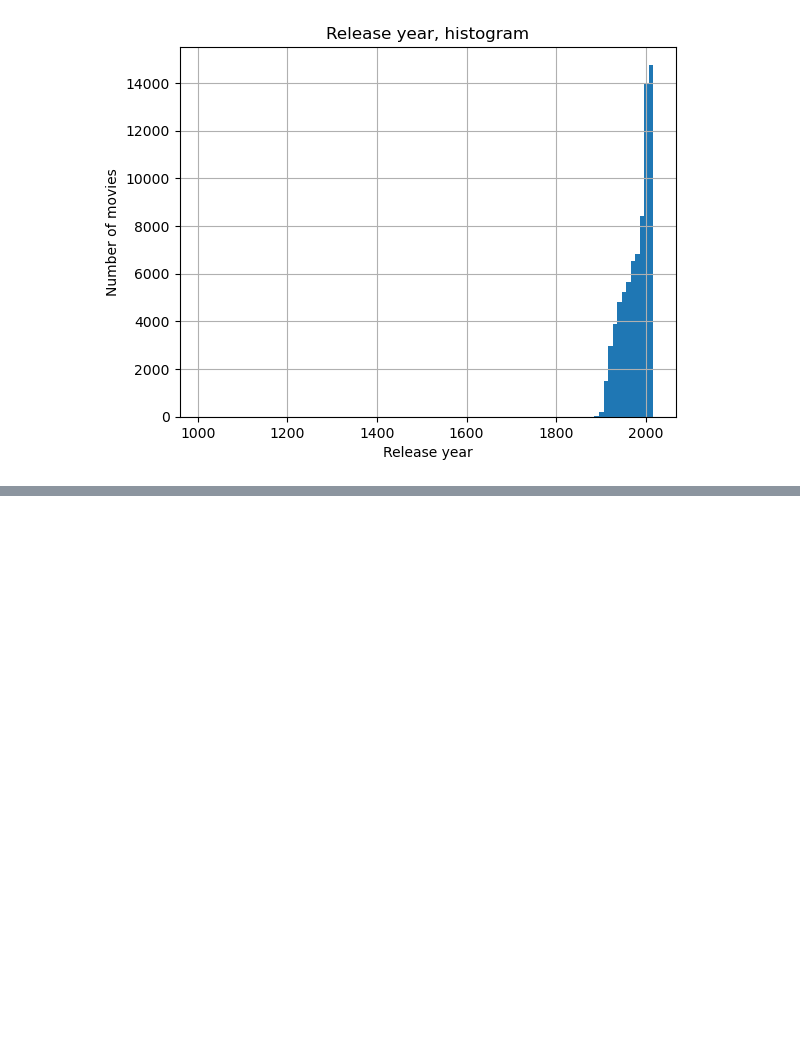
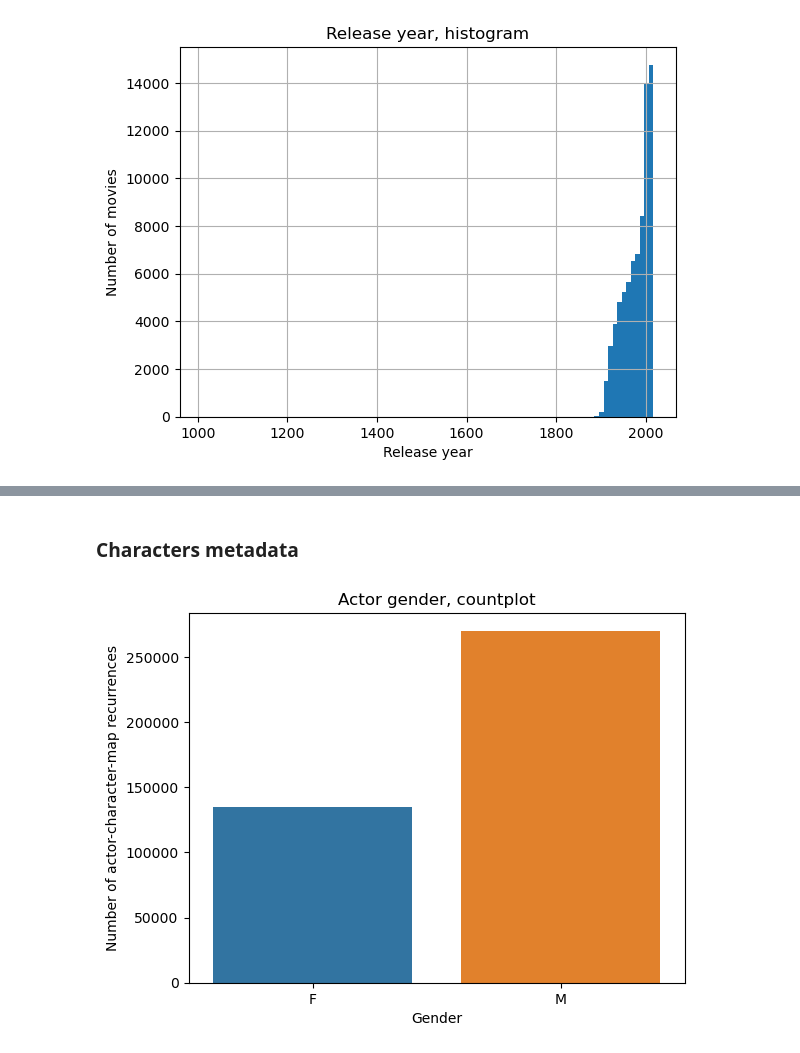
Before and after one commit to epfl-ada/ada-2023-project-msosm, a Jupyter notebook: main.ipynb, the cells around one changed output, grey strips where cells are left out. Cells and saved outputs as stored; diff of their text form; code cells hidden in the pictures; blank space fills up the shorter version.

Commit message:
data viz

```diff
--- a/main.ipynb
+++ b/main.ipynb
@@ -79 +20,15 @@ test_data['actor_name'] = test_data.dictionary.apply(lambda x: x['actor'])
+# %%
+data_folder = './data/MovieSummaries/'
+(movie_metadata, character_metadata, name_clusters, plot_summaries, test_data) = \
+    lf.load_movie_summaries(data_folder)
+
+# add release year (float) to movie_metadata, extracting it from release_date
+movie_metadata['release_year'] = movie_metadata['release_date'].apply(lambda x: lf.extract_year(x))
+# add lowecase title to movie_metadata
+movie_metadata['lowercase_title'] = movie_metadata['movie_name'].str.lower()
+
+# add release year (float) to character_metadata, extracting it from release_date
+character_metadata['release_year'] = character_metadata['release_date'].apply(lambda x: lf.extract_year(x))
+# add actor birth year (float) to character_metadata, extracting it from actor_birth_date
+character_metadata['actor_birth_year'] = character_metadata['actor_birth_date'].apply(lambda x: lf.extract_year(x))
 # %%
@@ -316,0 +372,10 @@ plt.title('Release year, histogram');
+# %% [markdown]
+### Characters metadata
+# %%
+character_metadata
+sns.countplot(data=character_metadata, x="actor_gender");
+plt.title('Actor gender, countplot')
+plt.xlabel('Gender')
+plt.ylabel('Number of actor-character-map recurrences');
+# %% [output]
+[figure, added]
```
Also changed, not shown: parts of 58 cells of this notebook, 1 other file.
